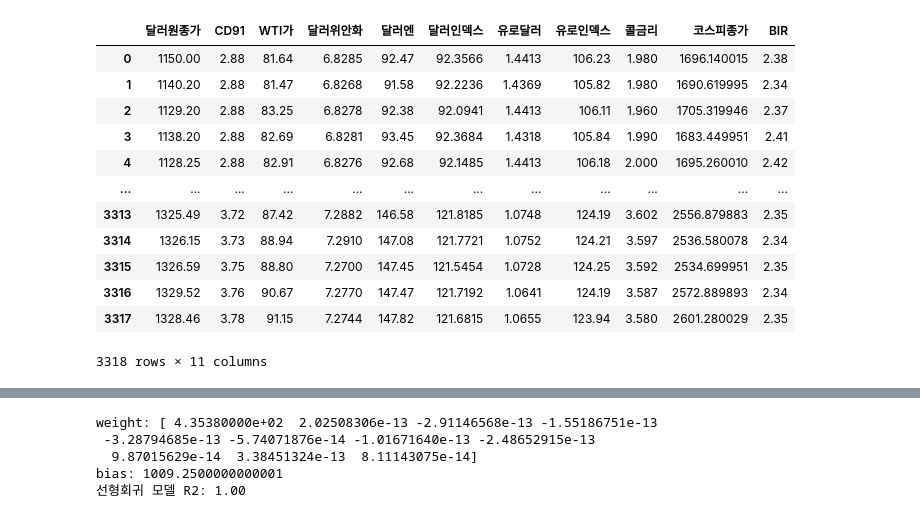
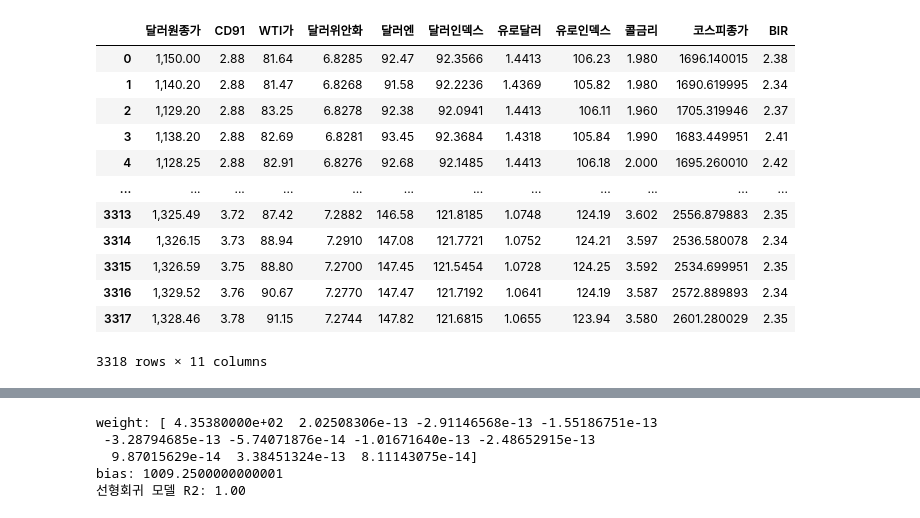
Before and after one commit to youngsang114/Tutoring, a Jupyter notebook: 해커톤/또 다시 강주희3.ipynb, the cells around one changed output, grey strips where cells are left out. Cells and saved outputs as stored; diff of their text form; code cells hidden in the pictures.

```diff
--- a/해커톤/또 다시 강주희3.ipynb
+++ b/해커톤/또 다시 강주희3.ipynb
@@ -24,7 +24,7 @@ df1['달러원시가'] = pd.to_numeric(df1['달러원시가'], errors='ignore')
 df1['달러인덱스'] = pd.to_numeric(df1['달러인덱스'], errors='ignore')
 # %%
 # df2 =pd.merge(df1,df,how='inner',on='날짜')
-df2=pd.read_csv("../ml/datasets/해커톤/raw_data_joo.csv",encoding='euc-kr')
+df2=pd.read_csv("./raw_data_joo.csv",encoding='euc-kr')
 df2['달러원종가'] = df2['달러원종가'].replace(',', '')
 df2['달러원시가'] = df2['달러원시가'].replace(',', '')
 
@@ -110,22 +110,22 @@ sns.heatmap(corr_data, annot=True, cmap='coolwarm', linewidths=.5, fmt='.2f', ma
 # %%
 corr_data = df2[[ '달러원종가','CD91', 'WTI가', '달러위안화', '달러엔', '달러인덱스', '유로달러',
        '유로인덱스', '콜금리', '코스피종가', 'BIR']]
 
-np.abs(corr_data.corr()['달러원종가']).sort_values(ascending=False)
+# np.abs(corr_data.corr()['달러원종가']).sort_values(ascending=False)
 corr_data
 # %% [output]
 |  | 달러원종가 | CD91 | WTI가 | 달러위안화 | 달러엔 | 달러인덱스 | 유로달러 | 유로인덱스 | 콜금리 | 코스피종가 | BIR |
-| 0 | 1150.00 | 2.88 | 81.64 | 6.8285 | 92.47 | 92.3566 | 1.4413 | 106.23 | 1.980 | 1696.140015 | 2.38 |
-| 1 | 1140.20 | 2.88 | 81.47 | 6.8268 | 91.58 | 92.2236 | 1.4369 | 105.82 | 1.980 | 1690.619995 | 2.34 |
-| 2 | 1129.20 | 2.88 | 83.25 | 6.8278 | 92.38 | 92.0941 | 1.4413 | 106.11 | 1.960 | 1705.319946 | 2.37 |
-| 3 | 1138.20 | 2.88 | 82.69 | 6.8281 | 93.45 | 92.3684 | 1.4318 | 105.84 | 1.990 | 1683.449951 | 2.41 |
-| 4 | 1128.25 | 2.88 | 82.91 | 6.8276 | 92.68 | 92.1485 | 1.4413 | 106.18 | 2.000 | 1695.260010 | 2.42 |
+| 0 | 1,150.00 | 2.88 | 81.64 | 6.8285 | 92.47 | 92.3566 | 1.4413 | 106.23 | 1.980 | 1696.140015 | 2.38 |
+| 1 | 1,140.20 | 2.88 | 81.47 | 6.8268 | 91.58 | 92.2236 | 1.4369 | 105.82 | 1.980 | 1690.619995 | 2.34 |
+| 2 | 1,129.20 | 2.88 | 83.25 | 6.8278 | 92.38 | 92.0941 | 1.4413 | 106.11 | 1.960 | 1705.319946 | 2.37 |
+| 3 | 1,138.20 | 2.88 | 82.69 | 6.8281 | 93.45 | 92.3684 | 1.4318 | 105.84 | 1.990 | 1683.449951 | 2.41 |
+| 4 | 1,128.25 | 2.88 | 82.91 | 6.8276 | 92.68 | 92.1485 | 1.4413 | 106.18 | 2.000 | 1695.260010 | 2.42 |
 | ... | ... | ... | ... | ... | ... | ... | ... | ... | ... | ... | ... |
-| 3313 | 1325.49 | 3.72 | 87.42 | 7.2882 | 146.58 | 121.8185 | 1.0748 | 124.19 | 3.602 | 2556.879883 | 2.35 |
-| 3314 | 1326.15 | 3.73 | 88.94 | 7.2910 | 147.08 | 121.7721 | 1.0752 | 124.21 | 3.597 | 2536.580078 | 2.34 |
-| 3315 | 1326.59 | 3.75 | 88.80 | 7.2700 | 147.45 | 121.5454 | 1.0728 | 124.25 | 3.592 | 2534.699951 | 2.35 |
-| 3316 | 1329.52 | 3.76 | 90.67 | 7.2770 | 147.47 | 121.7192 | 1.0641 | 124.19 | 3.587 | 2572.889893 | 2.34 |
-| 3317 | 1328.46 | 3.78 | 91.15 | 7.2744 | 147.82 | 121.6815 | 1.0655 | 123.94 | 3.580 | 2601.280029 | 2.35 |
+| 3313 | 1,325.49 | 3.72 | 87.42 | 7.2882 | 146.58 | 121.8185 | 1.0748 | 124.19 | 3.602 | 2556.879883 | 2.35 |
+| 3314 | 1,326.15 | 3.73 | 88.94 | 7.2910 | 147.08 | 121.7721 | 1.0752 | 124.21 | 3.597 | 2536.580078 | 2.34 |
+| 3315 | 1,326.59 | 3.75 | 88.80 | 7.2700 | 147.45 | 121.5454 | 1.0728 | 124.25 | 3.592 | 2534.699951 | 2.35 |
+| 3316 | 1,329.52 | 3.76 | 90.67 | 7.2770 | 147.47 | 121.7192 | 1.0641 | 124.19 | 3.587 | 2572.889893 | 2.34 |
+| 3317 | 1,328.46 | 3.78 | 91.15 | 7.2744 | 147.82 | 121.6815 | 1.0655 | 123.94 | 3.580 | 2601.280029 | 2.35 |
 3318 rows × 11 columns
 # %%
 from sklearn.preprocessing import MinMaxScaler
```
Also changed, not shown: parts of 4 cells of this notebook, 4 other files.
